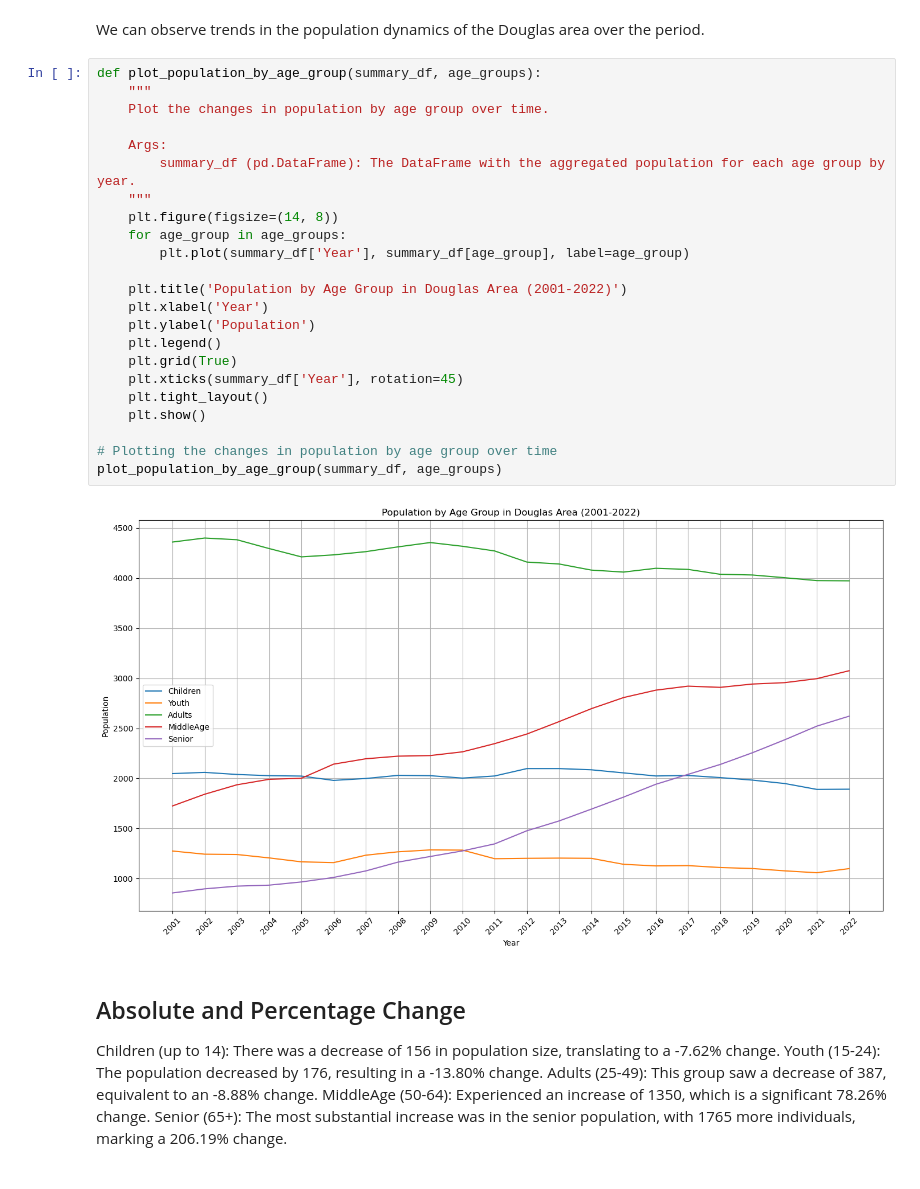
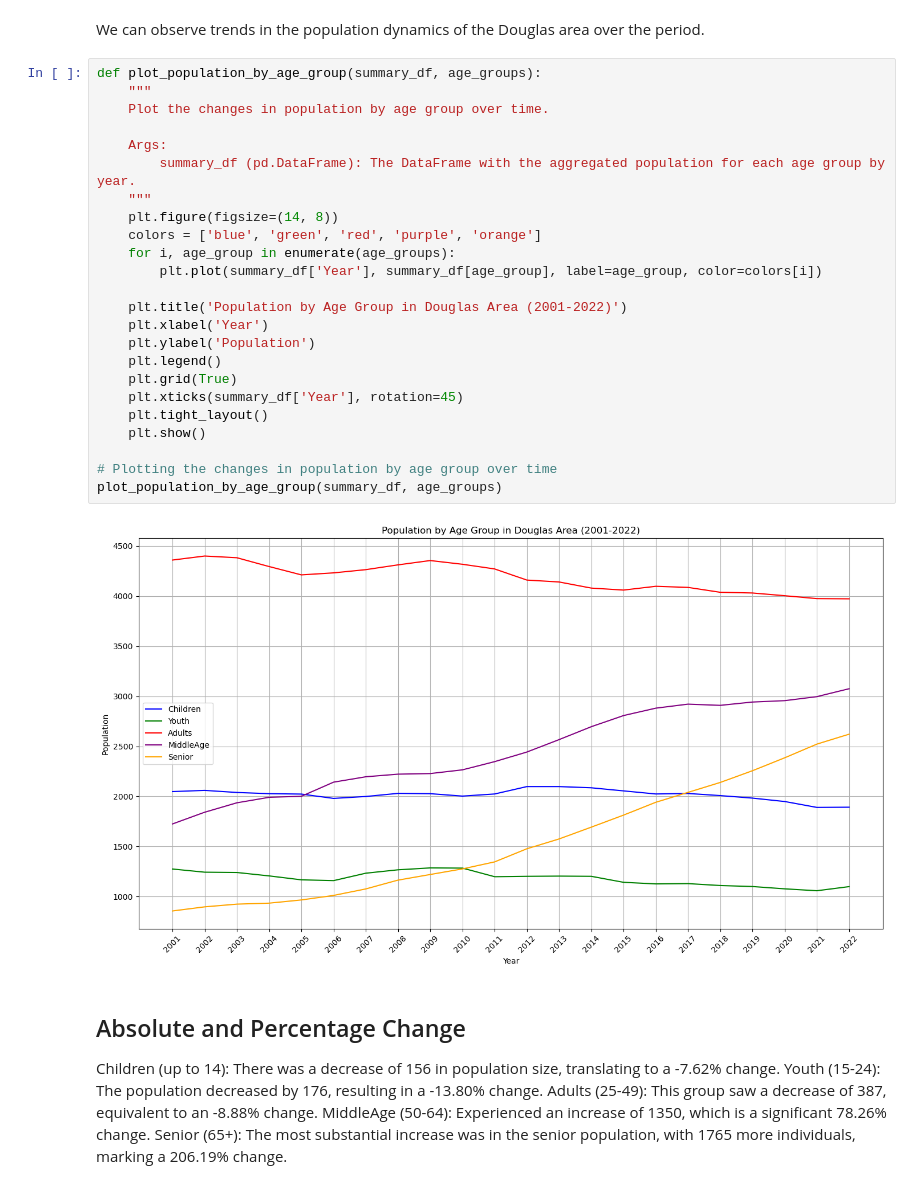
Before and after one commit to lithiril/youth-data-analysis, a Jupyter notebook: Demographics.ipynb, the cells around one changed output. Cells and saved outputs as stored; diff of their text form.

```diff
--- a/Demographics.ipynb
+++ b/Demographics.ipynb
@@ -109,28 +109,29 @@ We can observe trends in the population dynamics of the Douglas area over the pe
 # %%
 def plot_population_by_age_group(summary_df, age_groups):
     """
     Plot the changes in population by age group over time.
 
     Args:
         summary_df (pd.DataFrame): The DataFrame with the aggregated population for each age group by year.
     """
     plt.figure(figsize=(14, 8))
-    for age_group in age_groups:
-        plt.plot(summary_df['Year'], summary_df[age_group], label=age_group)
+    colors = ['blue', 'green', 'red', 'purple', 'orange']
+    for i, age_group in enumerate(age_groups):
+        plt.plot(summary_df['Year'], summary_df[age_group], label=age_group, color=colors[i])
 
     plt.title('Population by Age Group in Douglas Area (2001-2022)')
     plt.xlabel('Year')
     plt.ylabel('Population')
     plt.legend()
     plt.grid(True)
     plt.xticks(summary_df['Year'], rotation=45)
     plt.tight_layout()
     plt.show()
 
 # Plotting the changes in population by age group over time
 plot_population_by_age_group(summary_df, age_groups)
 # %% [output]
-[figure, old version]
+[figure, new version]
 # %% [markdown]
 ## Absolute and Percentage Change
 
```
Also changed, not shown: parts of 3 cells of this notebook, 15 other files.
